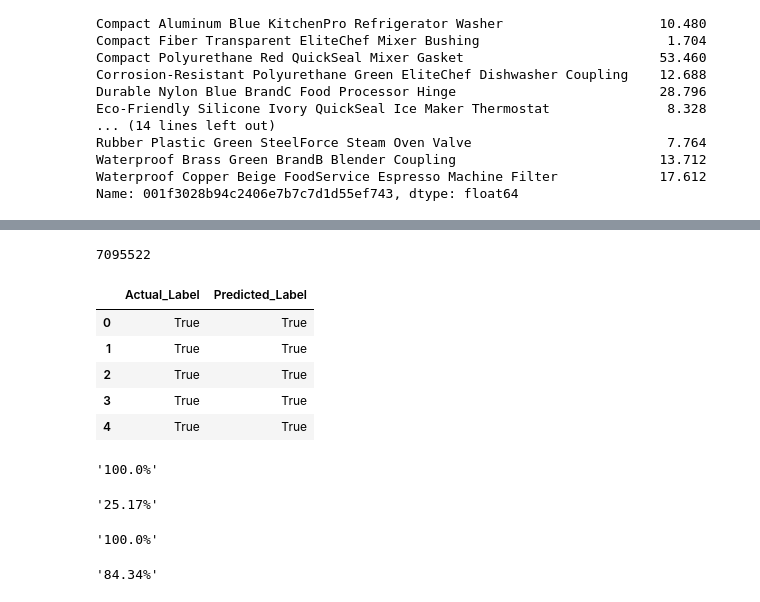
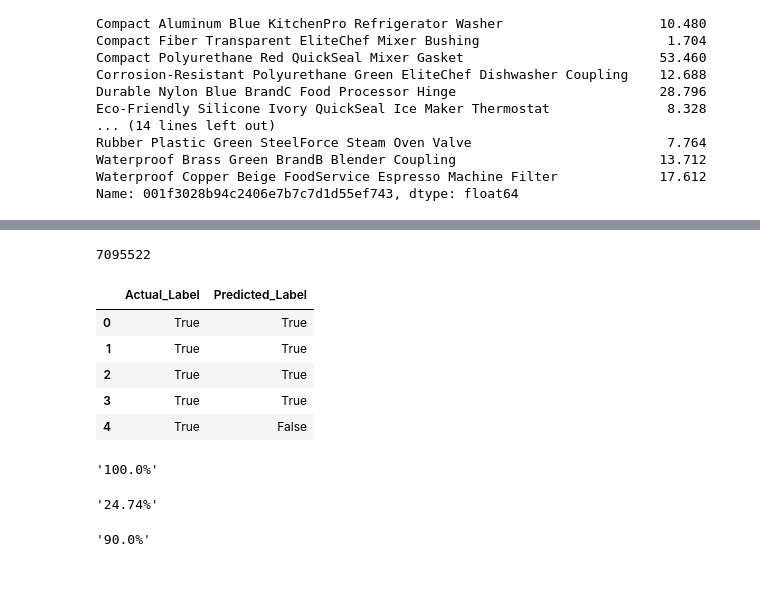
Before and after one commit to danayou/Recommendation-System, a Jupyter notebook: collaborative_filtering.ipynb, the cells around one changed output, grey strips where cells are left out. Saved outputs shown, nothing was run; the diff lists cells and outputs as text; code cells hidden in the pictures.

```diff
--- a/collaborative_filtering.ipynb
+++ b/collaborative_filtering.ipynb
@@ -299,7 +304,7 @@ def explained_variance_scorer(estimator, X, y=None):
     return np.sum(estimator.explained_variance_ratio_)
 
 param_grid = {
-    'n_components': [400, 500, 600],
+    'n_components': [80, 100, 120],
     'algorithm': ['randomized', 'arpack']
 }
 
@@ -344,7 +332,7 @@ plt.show()
 [figure]
 # %%
 #Matrix factorization
-n_components = 500
+n_components = 120
 svd = TruncatedSVD(n_components=n_components, random_state=42)
 
 user_features = svd.fit_transform(train_csr)
@@ -470,18 +457,19 @@ actual_df_eval.head()
-# %%
-len(actual_df_eval)
-# %% [output]
-7095522
+# %%
+#Check length of table
+len(actual_df_eval)
+# %% [output]
+7095522
 # %%
 #Create df with actual and predicted boolean labels
 merged_df = actual_df_eval.join(predicted_df_eval, how='inner', lsuffix='_actual', rsuffix='_predicted').reset_index()
-merged_df = merged_df.drop(columns=['CUSTOMER_ID', 'Product_Name', 'Predicted_Rating', 'Weighted_Rating'])
+merged_df = merged_df[['Actual_Label', 'Predicted_Label']]
 
 merged_df.head()
 # %% [output]
 |  | Actual_Label | Predicted_Label |
 | 0 | True | True |
 | 1 | True | True |
 | 2 | True | True |
 | 3 | True | True |
-| 4 | True | True |
+| 4 | True | False |
 # %%
@@ -499,12 +487,13 @@ def precision_at_k(df, k):
 precision_at_k(merged_df, 10)
 # %% [output]
 '100.0%'
-# %%
-precision_at_k(merged_df, 100000)
-# %% [output]
-'25.17%'
+# %%
+#Precision@k for 100000
+precision_at_k(merged_df, 100000)
+# %% [output]
+'24.74%'
 # %%
-#Calculate Recall@K
+#Calculate Recall@K for 10
 def recall_at_k(df, k):
     df = df.head(k)
     denominator = df['Actual_Label'].sum()
@@ -517,8 +506,4 @@ def recall_at_k(df, k):
 
 recall_at_k(merged_df, 10)
 # %% [output]
-'100.0%'
+'90.0%'
-# %%
-recall_at_k(merged_df, 100000)
-# %% [output]
-'84.34%'
```
Also changed, not shown: parts of 10 cells of this notebook.
